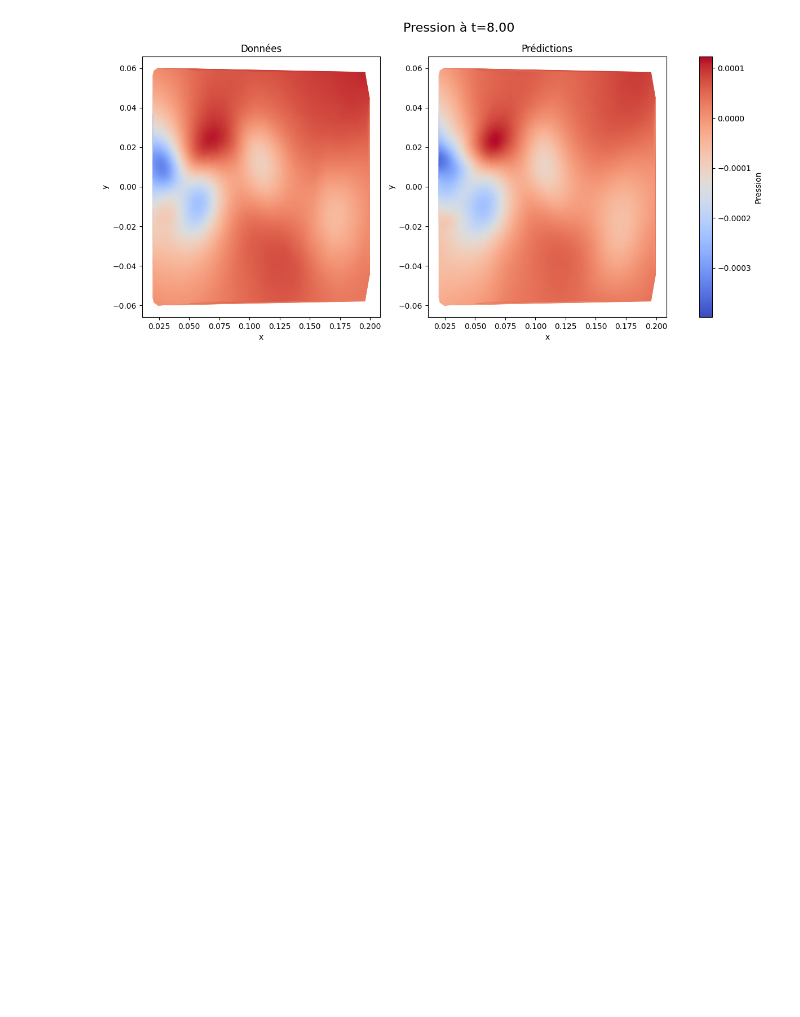
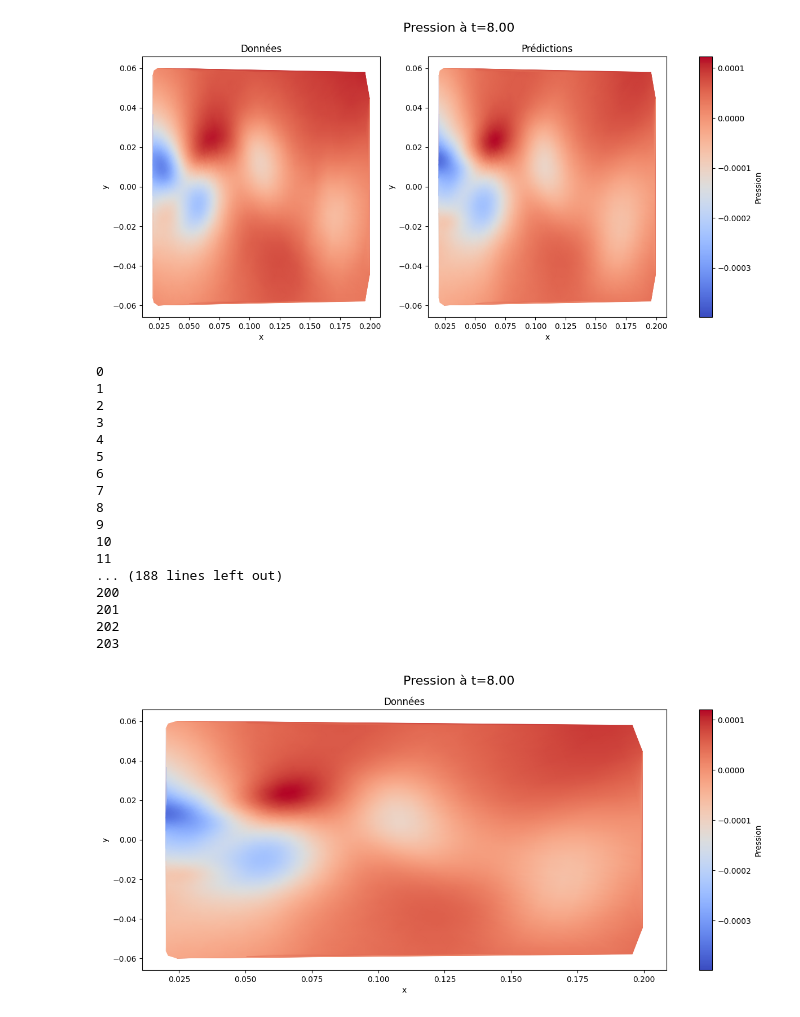
Before and after one commit to hpavy/15_the_one, a Jupyter notebook: plot_data_ensemble.ipynb, the cells around one changed output. Drawn from its saved outputs; the diff is of its cells as text; code cells hidden in the pictures; blank space fills up the shorter version.

```diff
--- a/plot_data_ensemble.ipynb
+++ b/plot_data_ensemble.ipynb
@@ -152,0 +218,21 @@ plot_flow(x_pred, y_pred, t_pred, p_data, p_pred, name_file= 'result_pression.gi
+# %%
+plot_flow_unique(x_pred, y_pred, t_pred, p_pred, p_data, name_file= 'result_pression3.gif', title='Pression', fps=5)
+# %% [output]
+0
+1
+2
+3
+4
+5
+6
+7
+8
+9
+10
+11
+... (188 lines left out)
+200
+201
+202
+203
+[figure, added]
```
Also changed, not shown: parts of 5 cells of this notebook, 5 other files.
